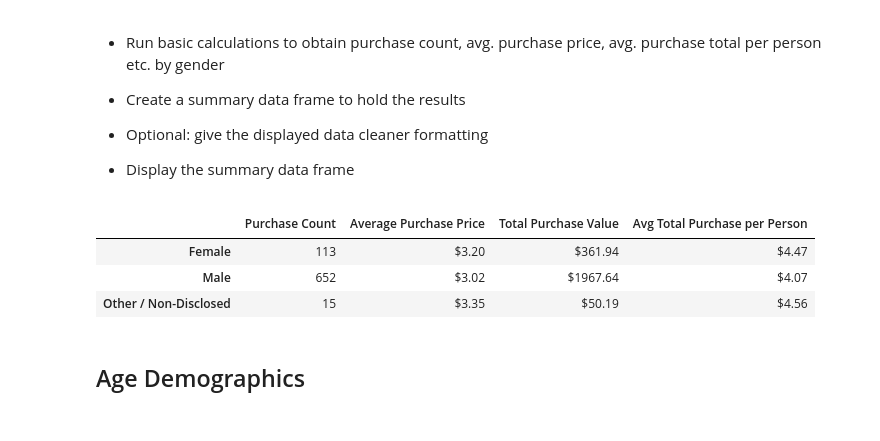
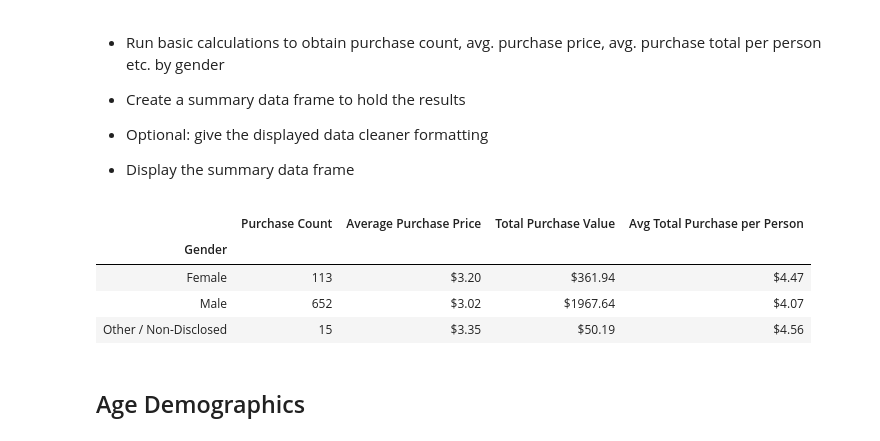
Before and after one commit to jagnoor/pandas-challenge-1, a Jupyter notebook: HeroesOfPymoli_KM.ipynb, the cells around one changed output. Drawn from its saved outputs; the diff is of its cells as text; code cells hidden in the pictures.

```diff
--- a/HeroesOfPymoli_KM.ipynb
+++ b/HeroesOfPymoli_KM.ipynb
@@ -124,31 +123,35 @@ gender_summary_df
 
 * Display the summary data frame
 # %%
-# Count # of purchases by gender (use purchase_data df to get the )
+# Count number of purchases by gender (use purchase_data df to calculate whole data)
 purchase_count = purchase_data["Gender"].value_counts()
 
-# Caluculate average price spent by all purchase ID
+# Caluculate average price spent by gender
 average_price = purchase_data.groupby("Gender")["Price"].mean()
 
-# Caluculate avearage total price spent by person
+# Caluculate total price spent by gender
 total_price = purchase_data.groupby("Gender")["Price"].sum()
 
-# Caluculate aveage price spent by person
+# Caluculate aveage price spent by person (use gender_count to get unique SN ID)
 average_total = total_price / gender_count
 
-# Create purchase summary data frame
+# Create a summary
 purchase_summary_df = pd.DataFrame({"Purchase Count": purchase_count,
                                     "Average Purchase Price" : average_price,
                                     "Total Purchase Value": total_price,
                                     "Avg Total Purchase per Person" : average_total})
 
 # Change format to currency
 purchase_summary_df[["Average Purchase Price","Total Purchase Value","Avg Total Purchase per Person"]] = purchase_summary_df[["Average Purchase Price","Total Purchase Value","Avg Total Purchase per Person"]].applymap("${:.2f}".format)
 
-# Change the
+# Rename the axis to show data label "Gender"
+purchase_summary_df = purchase_summary_df.rename_axis("Gender")
+
+# Show the summary
 purchase_summary_df
 # %% [output]
 |  | Purchase Count | Average Purchase Price | Total Purchase Value | Avg Total Purchase per Person |
+| Gender |  |  |  |  |
 | Female | 113 | $3.20 | $361.94 | $4.47 |
 | Male | 652 | $3.02 | $1967.64 | $4.07 |
 | Other / Non-Disclosed | 15 | $3.35 | $50.19 | $4.56 |
```
Also changed, not shown: parts of 9 cells of this notebook.
